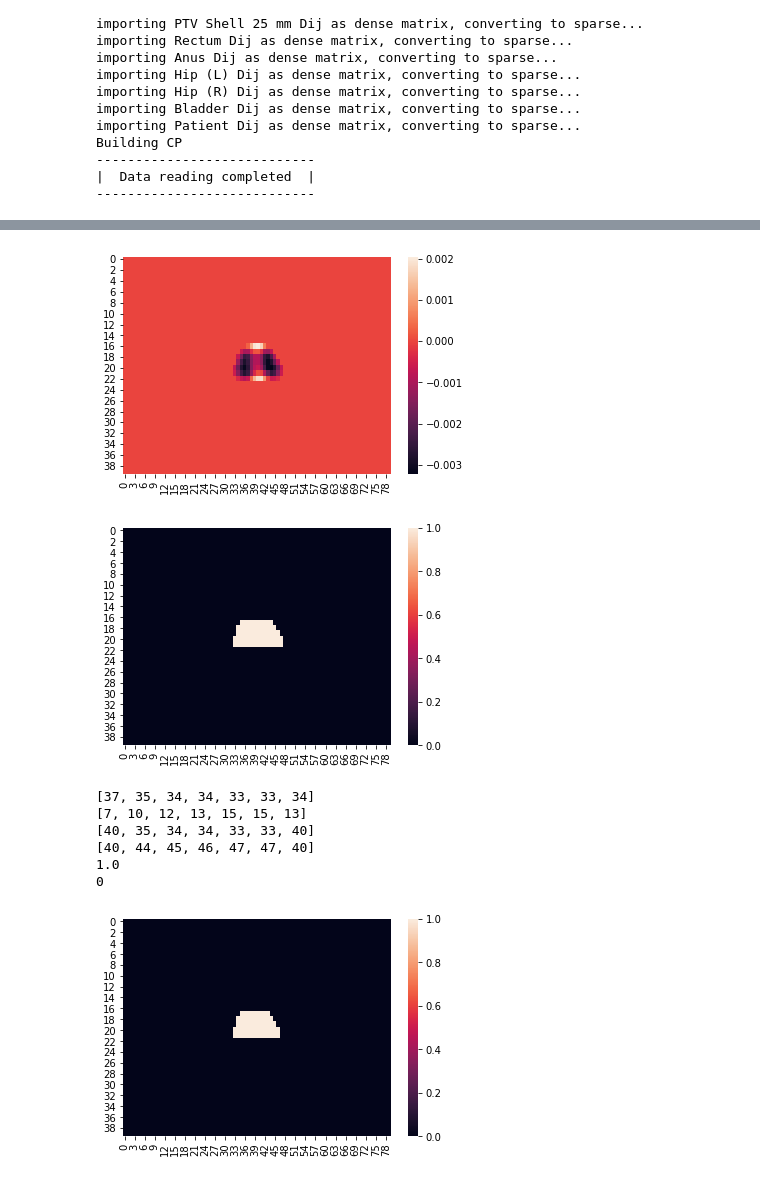
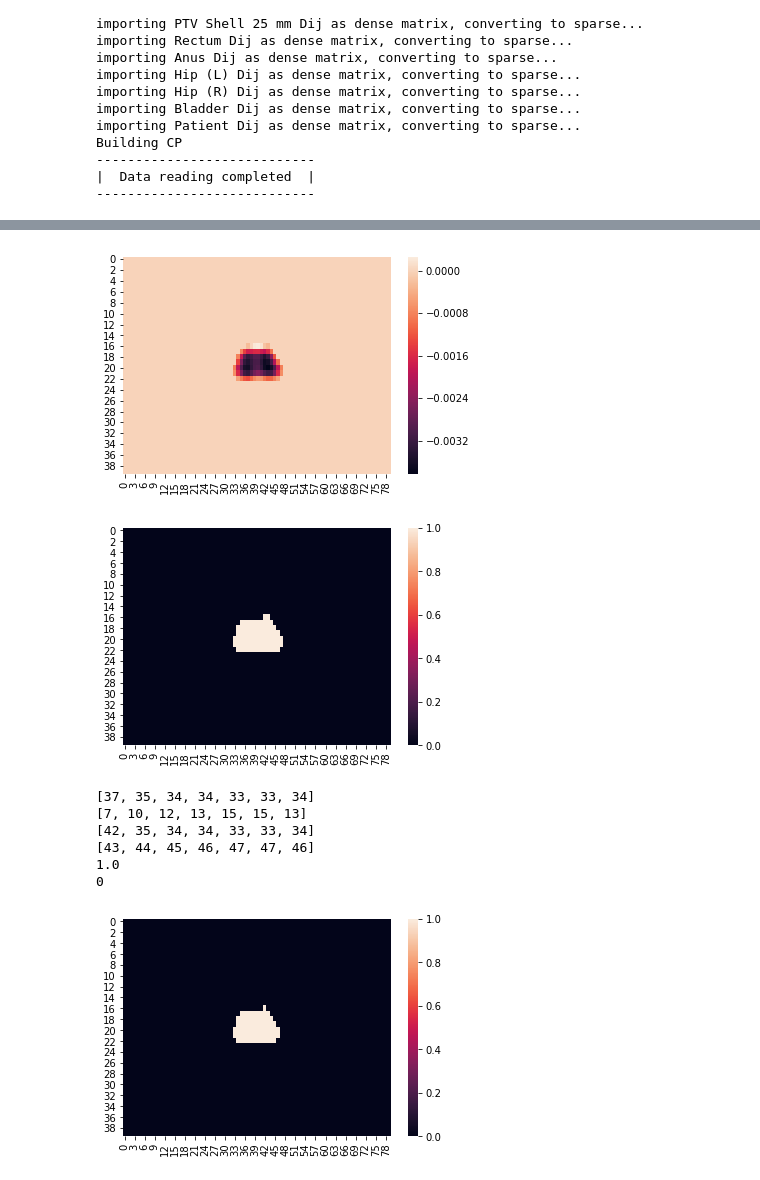
Before and after one commit to brugaltheelder/vmat_auto, a Jupyter notebook: troy_vmat_testing.ipynb, the cells around one changed output, grey strips where cells are left out. Drawn from its saved outputs; the diff is of its cells as text; code cells hidden in the pictures.

Commit message:
aper generating working

```diff
--- a/troy_vmat_testing.ipynb
+++ b/troy_vmat_testing.ipynb
@@ -137,9 +137,9 @@ for s in range(len(model.data.structures)):
         target_mask[s] = -30.*np.ones(model.data.structures[s].num_vox)/model.data.structures[s].num_vox
     else:
         if model.data.structures[s].name=='Bladder':
+            factor = 10.
+        elif model.data.structures[s].name=='Rectum':
             factor = 0.
-        elif model.data.structures[s].name=='Rectum':
-            factor = 30.
         else:
             factor = 0.
 
@@ -169,43 +169,43 @@ print model.data.num_control_points
 # %%
 c = 0
 new_aper = np.zeros(model.data.control_points[c].number_beamlets)
 value, beamlets = pricing_problem_beam_aper(model.data.control_points[c],beamlet_usefulness[model.data.cumulative_beamlets_per_cp[model.data.control_points[c].org_cp_number]:model.data.cumulative_beamlets_per_cp[model.data.control_points[c].org_cp_number+1]])
 if len(beamlets)>0:
     new_aper[np.array(beamlets)] = 1.
 
     plot_fluence_map(model.data,
                          model.data.control_points[c],
                          beamlet_usefulness[model.data.cumulative_beamlets_per_cp[model.data.control_points[c].org_cp_number]:model.data.cumulative_beamlets_per_cp[model.data.control_points[c].org_cp_number+1]],
                         tight_bool=False,
                         save_bool=False,
                     show_plot=True)
 
     plot_fluence_map(model.data,
                      model.data.control_points[c],
                      new_aper,
                     tight_bool=False,
                     save_bool=False,
                     show_plot=True)
 a = aperture(model.data,model.data.control_points[c],beamlet_override=beamlets)
 # print model.data.control_points[c].field_position
 print model.data.control_points[c].left_leaf_position
 print model.data.control_points[c].width_per_row
 
 print a.left_leaf_position
 print a.right_leaf_position
 print a.intensity
 print a.cp_number
-plot_aper(a,model.data,'testaper',show_plot=True)
+plot_aper(a,model.data,'testaper',show_plot=True, save_bool=True, save_name='true')
 # %% [output]
-[figure, old version]
+[figure, new version]
-[figure, old version]
+[figure, new version]
 [37, 35, 34, 34, 33, 33, 34]
 [7, 10, 12, 13, 15, 15, 13]
-[40, 35, 34, 34, 33, 33, 40]
-[40, 44, 45, 46, 47, 47, 40]
+[42, 35, 34, 34, 33, 33, 34]
+[43, 44, 45, 46, 47, 47, 46]
 1.0
 0
-[figure, old version]
+[figure, new version]
 # %%
 
 for c in range(model.data.num_control_points):
```
Also changed, not shown: parts of 2 cells of this notebook, 1 other file.
